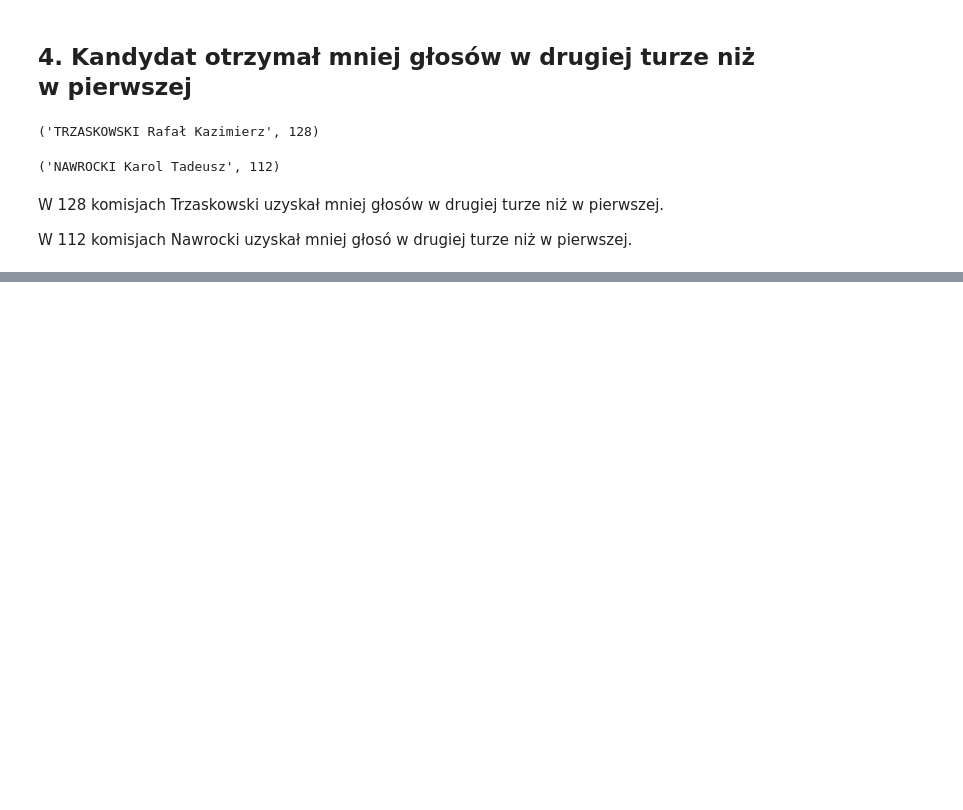
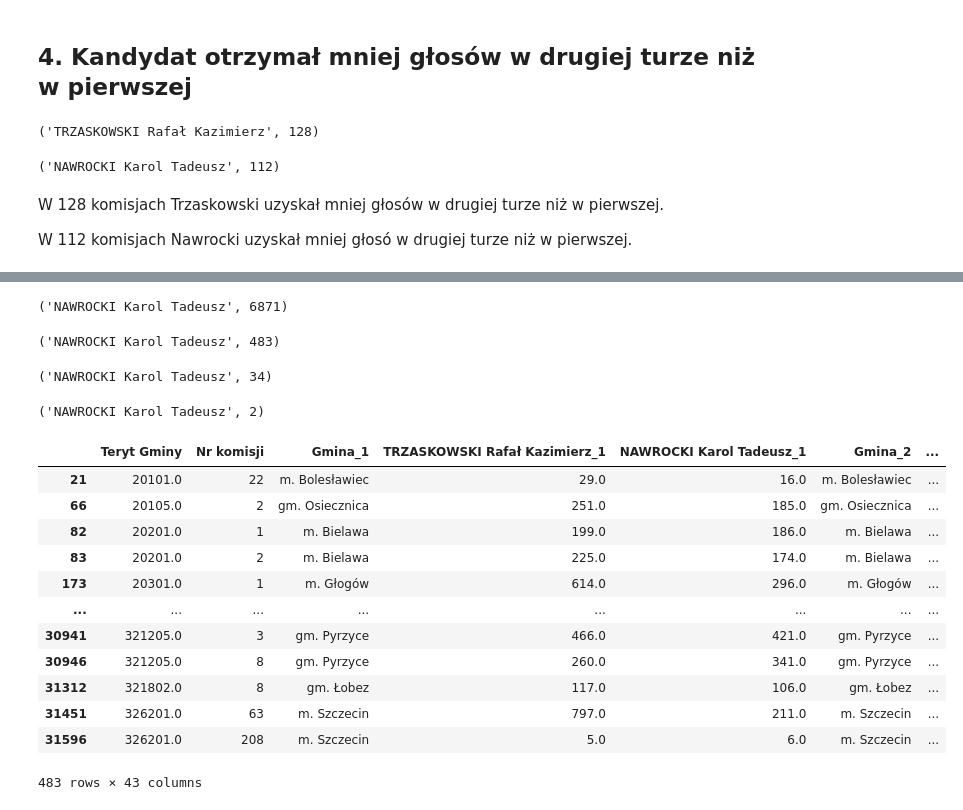
Before and after one commit to rabitwhte/analiza_kontka_reprodukcja, a Jupyter notebook: Metoda_Kontka.ipynb, the cells around one changed output, grey strips where cells are left out. Saved outputs shown, nothing was run; the diff lists cells and outputs as text; code cells hidden in the pictures; blank space fills up the shorter version.

```diff
--- a/Metoda_Kontka.ipynb
+++ b/Metoda_Kontka.ipynb
@@ -310,6 +318,10 @@ kandydat_B, sum(df_wieksza_mediana_kandydat_B[kandydat_A+'_2']>df_wieksza_median
 W grupach, w których większą medianę miał Trzaskowski, 1843 razy wyższy wyniki uzyskał Nawrocki.
 
 W grupach, w których większą medianę miał Nawrocki, 2608 razy wyższy wynik uzyskał Trzaskowski.
+# %%
+# anomalie na korzysc
+df[kandydat_A + '_anomalia_3'] = df['wieksza_mediana_' + kandydat_B] & (df[kandydat_A + '_2'] > df[kandydat_B + '_2'])
+df[kandydat_B + '_anomalia_3'] = df['wieksza_mediana_' + kandydat_A] & (df[kandydat_B + '_2'] > df[kandydat_A + '_2'])
 # %% [markdown]
 ## 4. Kandydat otrzymał mniej głosów w drugiej turze niż w pierwszej
 # %%
@@ -343,0 +339,16 @@ df[df['group_id']==1541]
+# %%
+# Anomalie na korzysc
+df[kandydat_A + '_anomalia_4'] = df[kandydat_B + '_2']<df[kandydat_B + '_1']
+df[kandydat_B + '_anomalia_4'] = df[kandydat_A + '_2']<df[kandydat_A + '_1']
+# %%
+df[kandydat_A + '_razem_anomali_na_korzysc'] = df[[
+    kandydat_A + '_anomalia_1',
+    kandydat_A + '_anomalia_2',
+    kandydat_A + '_anomalia_3',
+    kandydat_A + '_anomalia_4']].sum(axis=1)
+# %%
+df[kandydat_B + '_razem_anomali_na_korzysc'] = df[[
+    kandydat_B + '_anomalia_1',
+    kandydat_B + '_anomalia_2',
+    kandydat_B + '_anomalia_3',
+    kandydat_B + '_anomalia_4']].sum(axis=1)
@@ -343,0 +378,32 @@ df[df['group_id']==1541]
+# %%
+kandydat_B, sum(df[kandydat_B + '_razem_anomali_na_korzysc']>=1)
+# %% [output]
+('NAWROCKI Karol Tadeusz', 6871)
+# %%
+kandydat_B, sum(df[kandydat_B + '_razem_anomali_na_korzysc']>=2)
+# %% [output]
+('NAWROCKI Karol Tadeusz', 483)
+# %%
+kandydat_B, sum(df[kandydat_B + '_razem_anomali_na_korzysc']>=3)
+# %% [output]
+('NAWROCKI Karol Tadeusz', 34)
+# %%
+kandydat_B, sum(df[kandydat_B + '_razem_anomali_na_korzysc']>=4)
+# %% [output]
+('NAWROCKI Karol Tadeusz', 2)
+# %%
+df[df[kandydat_B + '_razem_anomali_na_korzysc']>1]
+# %% [output]
+|  | Teryt Gminy | Nr komisji | Gmina_1 | TRZASKOWSKI Rafał Kazimierz_1 | NAWROCKI Karol Tadeusz_1 | Gmina_2 | ... |
+| 21 | 20101.0 | 22 | m. Bolesławiec | 29.0 | 16.0 | m. Bolesławiec | ... |
+| 66 | 20105.0 | 2 | gm. Osiecznica | 251.0 | 185.0 | gm. Osiecznica | ... |
+| 82 | 20201.0 | 1 | m. Bielawa | 199.0 | 186.0 | m. Bielawa | ... |
+| 83 | 20201.0 | 2 | m. Bielawa | 225.0 | 174.0 | m. Bielawa | ... |
+| 173 | 20301.0 | 1 | m. Głogów | 614.0 | 296.0 | m. Głogów | ... |
+| ... | ... | ... | ... | ... | ... | ... | ... |
+| 30941 | 321205.0 | 3 | gm. Pyrzyce | 466.0 | 421.0 | gm. Pyrzyce | ... |
+| 30946 | 321205.0 | 8 | gm. Pyrzyce | 260.0 | 341.0 | gm. Pyrzyce | ... |
+| 31312 | 321802.0 | 8 | gm. Łobez | 117.0 | 106.0 | gm. Łobez | ... |
+| 31451 | 326201.0 | 63 | m. Szczecin | 797.0 | 211.0 | m. Szczecin | ... |
+| 31596 | 326201.0 | 208 | m. Szczecin | 5.0 | 6.0 | m. Szczecin | ... |
+483 rows × 43 columns
```
Also changed, not shown: parts of 11 cells of this notebook.
